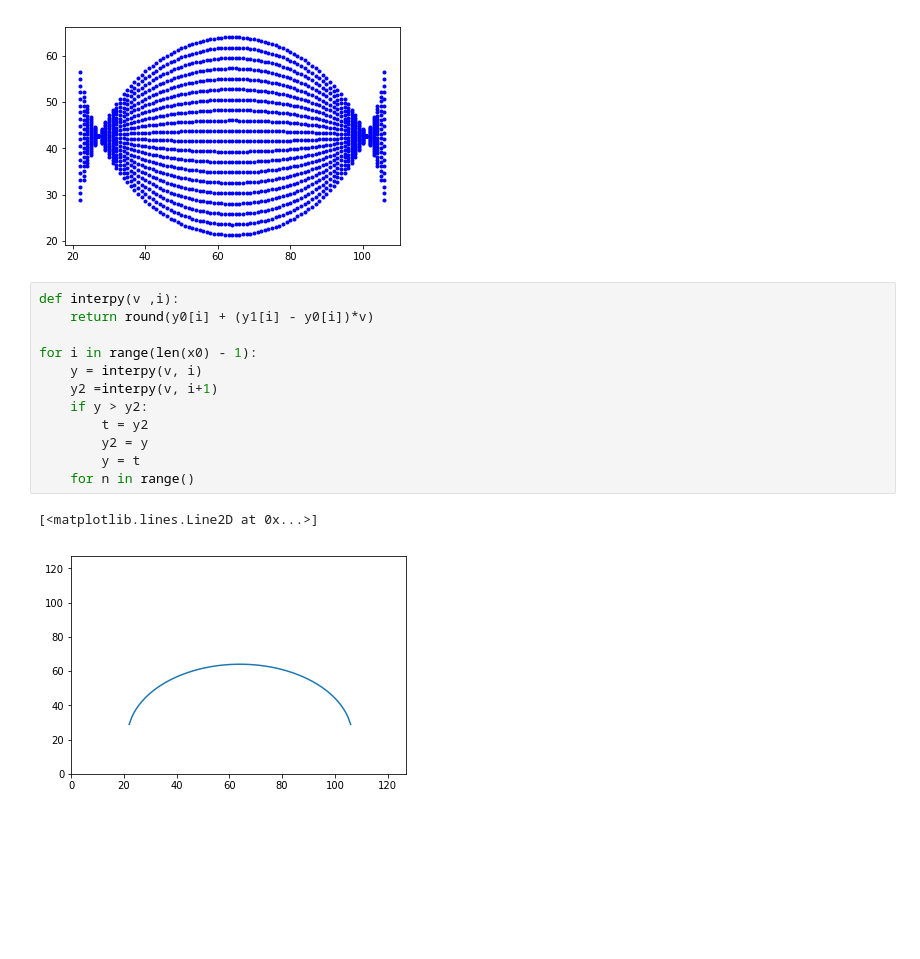
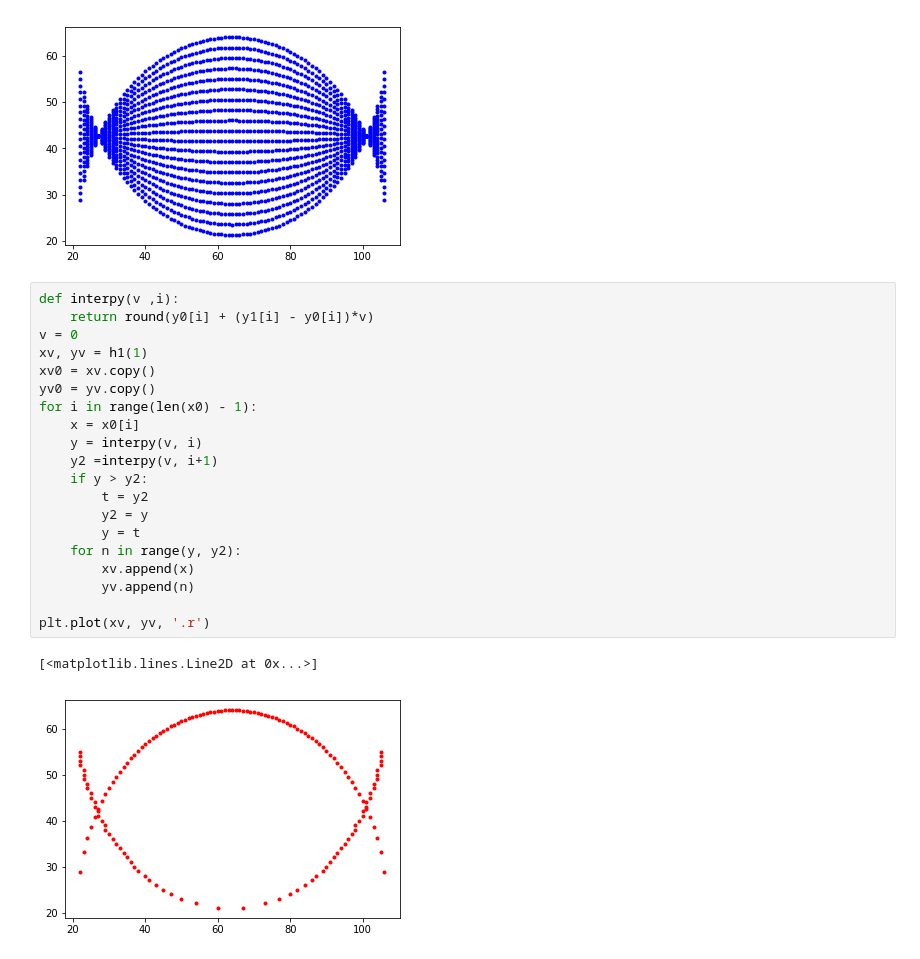
Before and after one commit to drmattyg/kinetic_art, a Jupyter notebook: happiness/happiness.ipynb, the cells around one changed output. Saved outputs shown, nothing was run; the diff lists cells and outputs as text; blank space fills up the shorter version.

```diff
--- a/happiness/happiness.ipynb
+++ b/happiness/happiness.ipynb
@@ -144,15 +144,23 @@ for j in range(20):
 # %%
 def interpy(v ,i):
     return round(y0[i] + (y1[i] - y0[i])*v)
-
+v = 0
+xv, yv = h1(1)
+xv0 = xv.copy()
+yv0 = yv.copy()
 for i in range(len(x0) - 1):
+    x = x0[i]
     y = interpy(v, i)
     y2 =interpy(v, i+1)
     if y > y2:
         t = y2
         y2 = y
         y = t
-    for n in range()
+    for n in range(y, y2):
+        xv.append(x)
+        yv.append(n)
+
+plt.plot(xv, yv, '.r')
 # %% [output]
 [<matplotlib.lines.Line2D at 0x...>]
-[figure, old version]
+[figure, new version]
```
